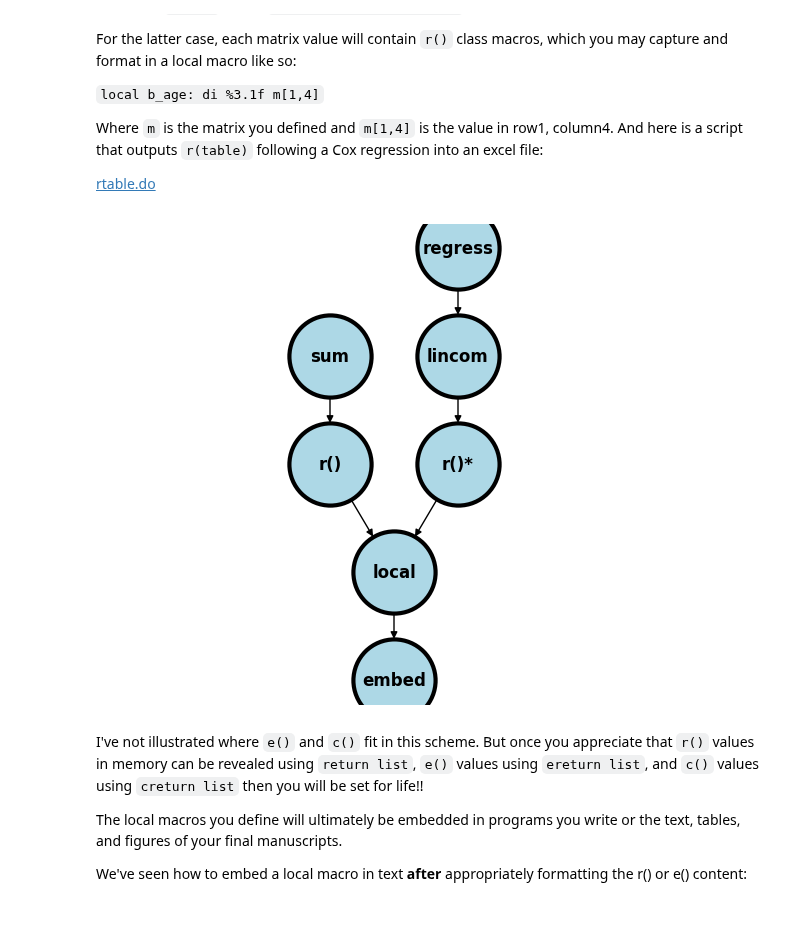
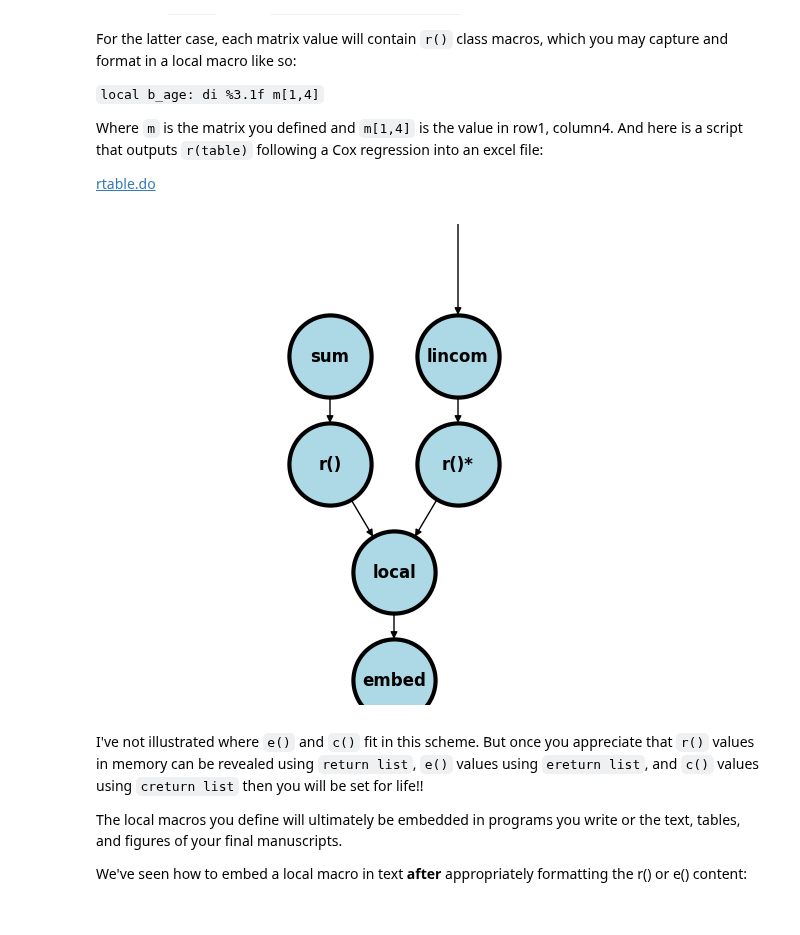
Before and after one commit to jhustata/book, a Jupyter notebook: _build/jupyter_execute/ggg.ipynb, the cells around one changed output. Drawn from its saved outputs; the diff is of its cells as text; code cells hidden in the pictures.

```diff
--- a/_build/jupyter_execute/ggg.ipynb
+++ b/_build/jupyter_execute/ggg.ipynb
@@ -18,35 +18,35 @@ import matplotlib.pyplot as plt
 #import numpy as np
 #import sklearn as skl
 #
 
 #plt.figure(figsize=[2, 2])
 G = nx.DiGraph()
 #G.add_node(" ",  pos = (0, 3) )
-G.add_node("regress",  pos = (1, 9) )
+G.add_node("regress",  pos = (1, 15) )
 G.add_node("sum", pos = (-3, 4.5) )
 G.add_node("lincom", pos = (1, 4.5) )
 G.add_node("r()", pos = (-3, 0) )
 G.add_node("r()*", pos = (1, 0) )
 G.add_node("local", pos = (-1, -4.5))
 G.add_node("embed", pos = (-1, -9))
 G.add_edges_from([      ("regress", "lincom")])
 G.add_edges_from([("sum", "r()"),     ("lincom", "r()*") ])
 G.add_edges_from([("r()", "local"), ("r()*", "local")])
 G.add_edges_from([("local","embed")])
 nx.draw(G,
         nx.get_node_attributes(G, 'pos'),
         with_labels=True,
         font_weight='bold',
         node_size = 3500,
         node_color = "lightblue",
         linewidths = 3)
 ax= plt.gca()
 ax.collections[0].set_edgecolor("#000000")
 ax.set_xlim([-10, 10])
 ax.set_ylim([-10, 10])
 plt.show()
 # %% [output]
-[figure, old version]
+[figure, new version]
 # %% [markdown]
 I've not illustrated where `e()` and `c()` fit in this scheme. But once you appreciate that `r()` values in memory can be revealed using `return list`, `e()` values using `ereturn list`, and `c()` values using `creturn list` then you will be set for life!!
 
```
Also changed, not shown: parts of 1 cell of this notebook, 11 other files.
